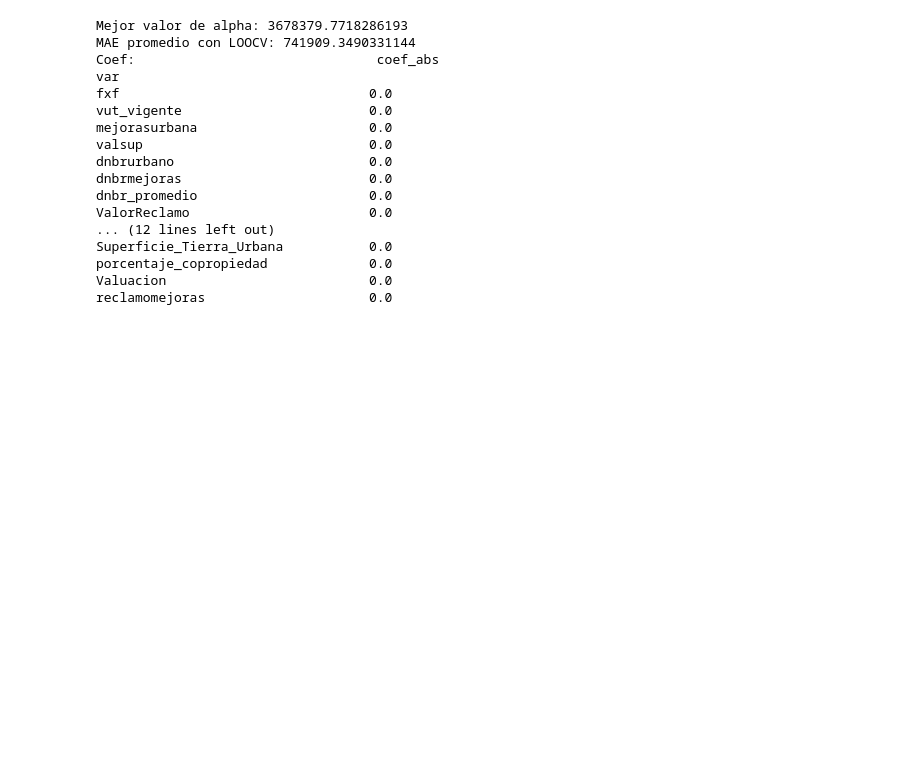
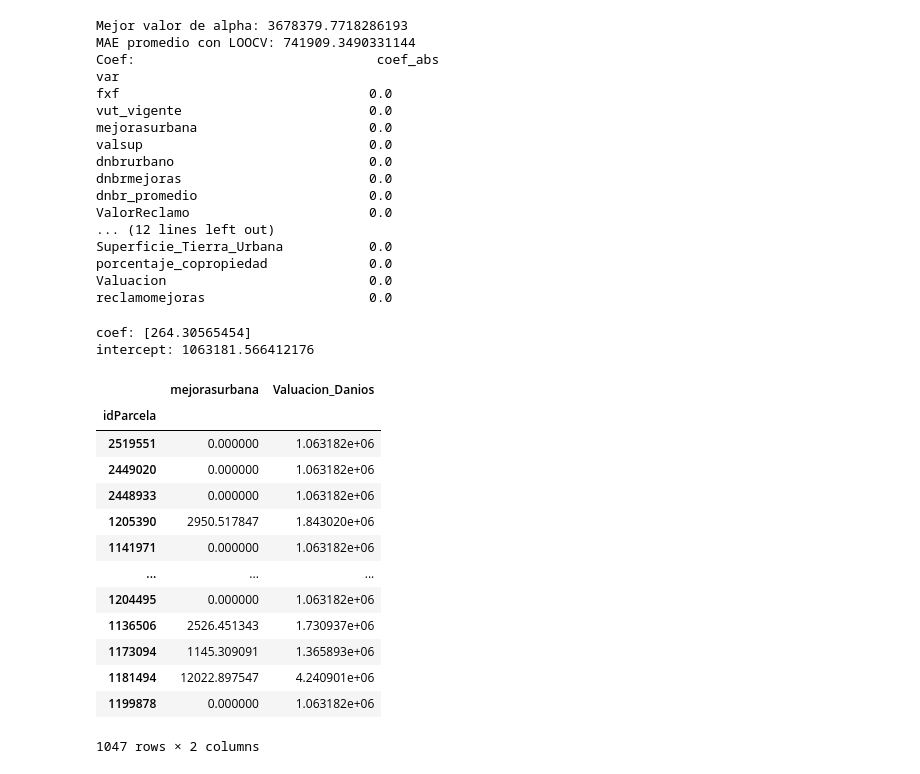
Before and after one commit to freire-guido/eci-2024, a Jupyter notebook: linear.ipynb, the cells around one changed output. Cells and saved outputs as stored; diff of their text form; code cells hidden in the pictures; blank space fills up the shorter version.

Commit message:
mejorasurbana

```diff
--- a/linear.ipynb
+++ b/linear.ipynb
@@ -207,3 +207,32 @@ Superficie_Tierra_Urbana           0.0
 porcentaje_copropiedad             0.0
 Valuacion                          0.0
 reclamomejoras                     0.0
+# %%
+features = ['mejorasurbana']
+
+linear = linear_model.LinearRegression()
+linear.fit(join.loc[validado, features], join.loc[validado, 'Valuacion_Danios'])
+print(f'coef: {linear.coef_}\nintercept: {linear.intercept_}')
+# %% [output]
+coef: [264.30565454]
+intercept: 1063181.566412176
+# %%
+imputado = join[features].fillna(join[features].mean())
+imputado.loc[~validado, 'Valuacion_Danios'] = linear.predict(imputado.loc[~validado, features])
+imputado.loc[validado, 'Valuacion_Danios'] = join.loc[validado, 'Valuacion_Danios']
+imputado
+# %% [output]
+|  | mejorasurbana | Valuacion_Danios |
+| idParcela |  |  |
+| 2519551 | 0.000000 | 1.063182e+06 |
+| 2449020 | 0.000000 | 1.063182e+06 |
+| 2448933 | 0.000000 | 1.063182e+06 |
+| 1205390 | 2950.517847 | 1.843020e+06 |
+| 1141971 | 0.000000 | 1.063182e+06 |
+| ... | ... | ... |
+| 1204495 | 0.000000 | 1.063182e+06 |
+| 1136506 | 2526.451343 | 1.730937e+06 |
+| 1173094 | 1145.309091 | 1.365893e+06 |
+| 1181494 | 12022.897547 | 4.240901e+06 |
+| 1199878 | 0.000000 | 1.063182e+06 |
+1047 rows × 2 columns
```
Also changed, not shown: parts of 1 cell of this notebook.
